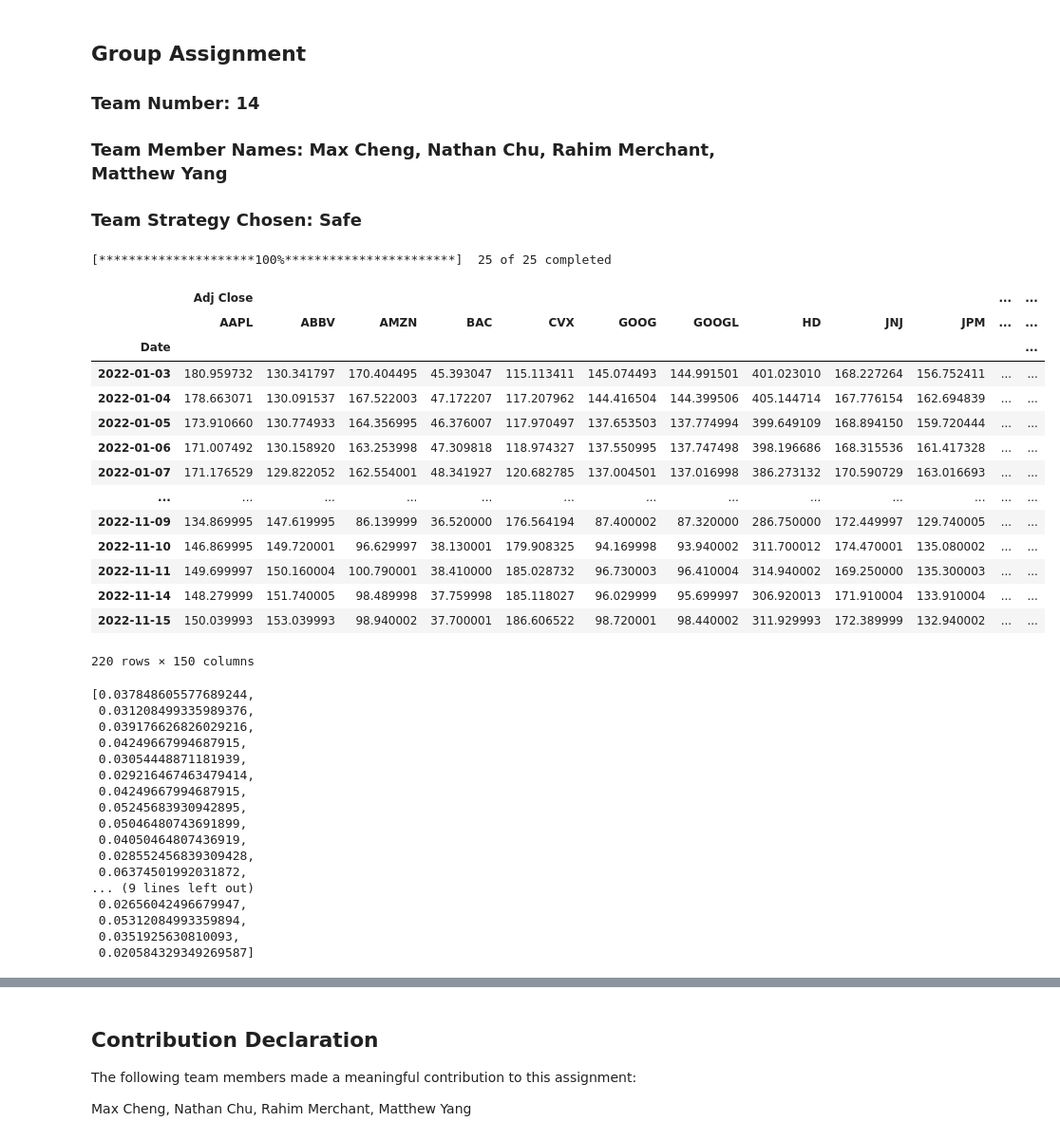
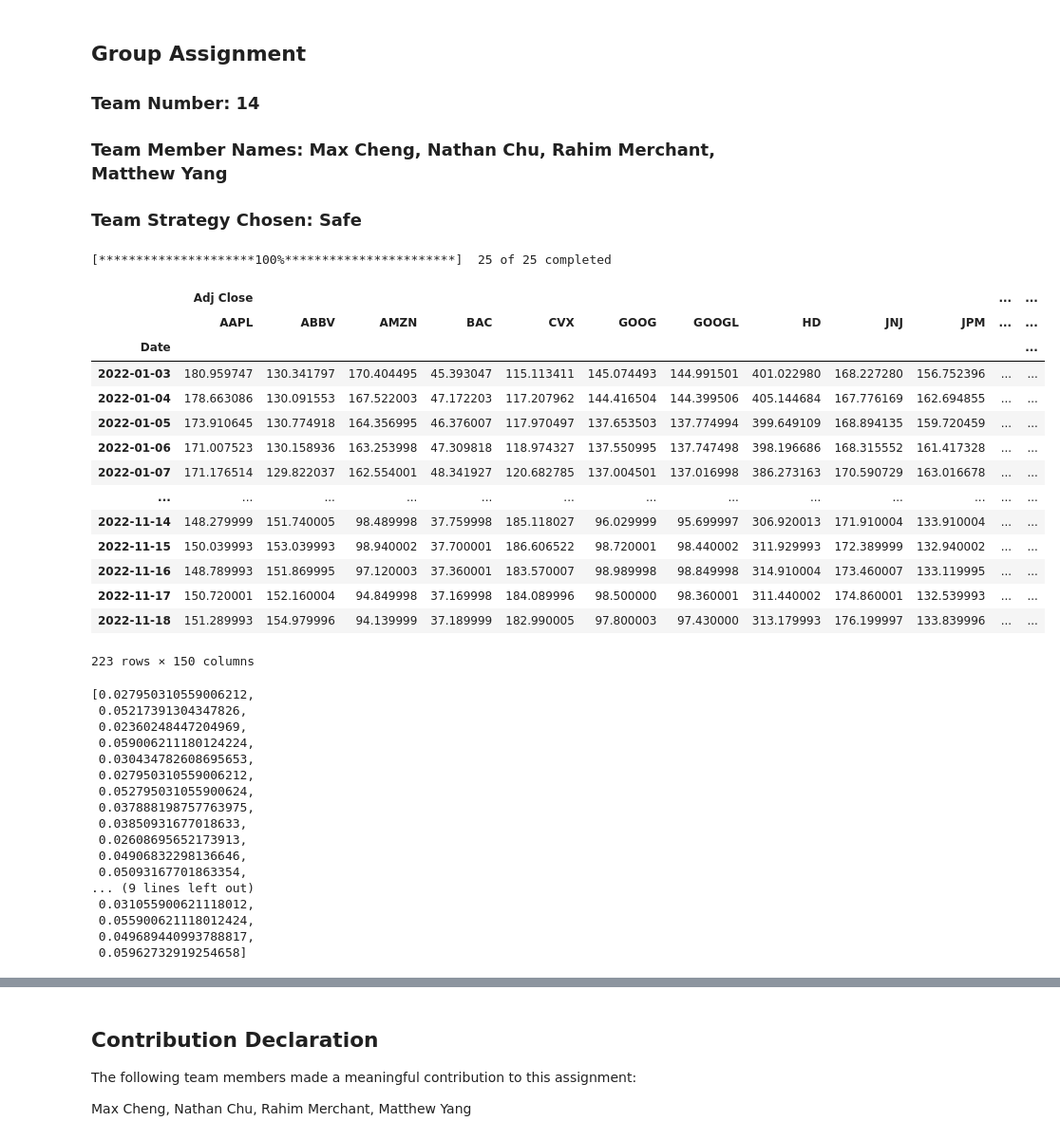
Before and after one commit to lesterholsterr/python-roboadvisor, a Jupyter notebook: Team_14_Assignment.ipynb, the cells around one changed output, grey strips where cells are left out. Shown at 95% size. Cells and saved outputs as stored; diff of their text form; code cells hidden in the pictures.

```diff
--- a/Team_14_Assignment.ipynb
+++ b/Team_14_Assignment.ipynb
@@ -28,6 +28,9 @@ Portfolio_Final = pd.DataFrame()
 
 # DataFrame that our program should write to Stocks_Group_14.csv
 Stocks_Final = pd.DataFrame()
+
+# Date that we buy the stocks
+buy_date = '2022-11-19'
 # %%
 '''
 - Reads Tickers.csv as a DataFrame
@@ -47,37 +50,37 @@ american_tickers = ticker_lst
 # %%
 '''
 - How do we store the ticker names of the stocks that failed to download?
 - The dates at the bottom few rows look like like dividend payments? How do we remove them?
 '''
 
 start_date = '2022-01-01'
-end_date = '2022-11-16'
+end_date = buy_date
 
 data = yf.download(tickers = american_tickers,
                    # threads = True
                    # prepost = True
                    # group_by='ticker',
                    start=start_date,
                    end=end_date).dropna(how='all')
 
 data
 # %% [output]
 [*********************100%***********************]  25 of 25 completed
 |  | Adj Close |  |  |  |  |  |  |  |  |  | ... | ... |
 |  | AAPL | ABBV | AMZN | BAC | CVX | GOOG | GOOGL | HD | JNJ | JPM | ... | ... |
 | Date |  |  |  |  |  |  |  |  |  |  |  | ... |
-| 2022-01-03 | 180.959732 | 130.341797 | 170.404495 | 45.393047 | 115.113411 | 145.074493 | 144.991501 | 401.023010 | 168.227264 | 156.752411 | ... | ... |
-| 2022-01-04 | 178.663071 | 130.091537 | 167.522003 | 47.172207 | 117.207962 | 144.416504 | 144.399506 | 405.144714 | 167.776154 | 162.694839 | ... | ... |
-| 2022-01-05 | 173.910660 | 130.774933 | 164.356995 | 46.376007 | 117.970497 | 137.653503 | 137.774994 | 399.649109 | 168.894150 | 159.720444 | ... | ... |
-| 2022-01-06 | 171.007492 | 130.158920 | 163.253998 | 47.309818 | 118.974327 | 137.550995 | 137.747498 | 398.196686 | 168.315536 | 161.417328 | ... | ... |
-| 2022-01-07 | 171.176529 | 129.822052 | 162.554001 | 48.341927 | 120.682785 | 137.004501 | 137.016998 | 386.273132 | 170.590729 | 163.016693 | ... | ... |
+| 2022-01-03 | 180.959747 | 130.341797 | 170.404495 | 45.393047 | 115.113411 | 145.074493 | 144.991501 | 401.022980 | 168.227280 | 156.752396 | ... | ... |
+| 2022-01-04 | 178.663086 | 130.091553 | 167.522003 | 47.172203 | 117.207962 | 144.416504 | 144.399506 | 405.144684 | 167.776169 | 162.694855 | ... | ... |
+| 2022-01-05 | 173.910645 | 130.774918 | 164.356995 | 46.376007 | 117.970497 | 137.653503 | 137.774994 | 399.649109 | 168.894135 | 159.720459 | ... | ... |
+| 2022-01-06 | 171.007523 | 130.158936 | 163.253998 | 47.309818 | 118.974327 | 137.550995 | 137.747498 | 398.196686 | 168.315552 | 161.417328 | ... | ... |
+| 2022-01-07 | 171.176514 | 129.822037 | 162.554001 | 48.341927 | 120.682785 | 137.004501 | 137.016998 | 386.273163 | 170.590729 | 163.016678 | ... | ... |
 | ... | ... | ... | ... | ... | ... | ... | ... | ... | ... | ... | ... | ... |
-| 2022-11-09 | 134.869995 | 147.619995 | 86.139999 | 36.520000 | 176.564194 | 87.400002 | 87.320000 | 286.750000 | 172.449997 | 129.740005 | ... | ... |
-| 2022-11-10 | 146.869995 | 149.720001 | 96.629997 | 38.130001 | 179.908325 | 94.169998 | 93.940002 | 311.700012 | 174.470001 | 135.080002 | ... | ... |
-| 2022-11-11 | 149.699997 | 150.160004 | 100.790001 | 38.410000 | 185.028732 | 96.730003 | 96.410004 | 314.940002 | 169.250000 | 135.300003 | ... | ... |
 | 2022-11-14 | 148.279999 | 151.740005 | 98.489998 | 37.759998 | 185.118027 | 96.029999 | 95.699997 | 306.920013 | 171.910004 | 133.910004 | ... | ... |
 | 2022-11-15 | 150.039993 | 153.039993 | 98.940002 | 37.700001 | 186.606522 | 98.720001 | 98.440002 | 311.929993 | 172.389999 | 132.940002 | ... | ... |
+| 2022-11-16 | 148.789993 | 151.869995 | 97.120003 | 37.360001 | 183.570007 | 98.989998 | 98.849998 | 314.910004 | 173.460007 | 133.119995 | ... | ... |
+| 2022-11-17 | 150.720001 | 152.160004 | 94.849998 | 37.169998 | 184.089996 | 98.500000 | 98.360001 | 311.440002 | 174.860001 | 132.539993 | ... | ... |
+| 2022-11-18 | 151.289993 | 154.979996 | 94.139999 | 37.189999 | 182.990005 | 97.800003 | 97.430000 | 313.179993 | 176.199997 | 133.839996 | ... | ... |
-220 rows × 150 columns
+223 rows × 150 columns
 # %%
 '''
 TODO: Second filtering iteration
@@ -108,7 +111,7 @@ def generate_allocation(portfolio_size):
     allocation = []
 
     for i in range(portfolio_size):
-        n = random.randint(20, 100)
+        n = random.randint(15, 100)
         allocation.append(n)
 
     allocation_sum = np.sum(allocation)
@@ -125,23 +128,23 @@ def generate_allocation(portfolio_size):
 
 generate_allocation(len(portfolio_stocks))
 # %% [output]
-[0.037848605577689244,
- 0.031208499335989376,
- 0.039176626826029216,
- 0.04249667994687915,
- 0.03054448871181939,
- 0.029216467463479414,
- 0.04249667994687915,
- 0.05245683930942895,
- 0.05046480743691899,
- 0.04050464807436919,
- 0.028552456839309428,
- 0.06374501992031872,
+[0.027950310559006212,
+ 0.05217391304347826,
+ 0.02360248447204969,
+ 0.059006211180124224,
+ 0.030434782608695653,
+ 0.027950310559006212,
+ 0.052795031055900624,
+ 0.037888198757763975,
+ 0.03850931677018633,
+ 0.02608695652173913,
+ 0.04906832298136646,
+ 0.05093167701863354,
 ... (9 lines left out)
- 0.02656042496679947,
- 0.05312084993359894,
- 0.0351925630810093,
- 0.020584329349269587]
+ 0.031055900621118012,
+ 0.055900621118012424,
+ 0.049689440993788817,
+ 0.05962732919254658]
 # %%
 def get_returns(stocks):
     daily_returns = pd.DataFrame()
```
Also changed, not shown: parts of 8 cells of this notebook, 2 other files.
